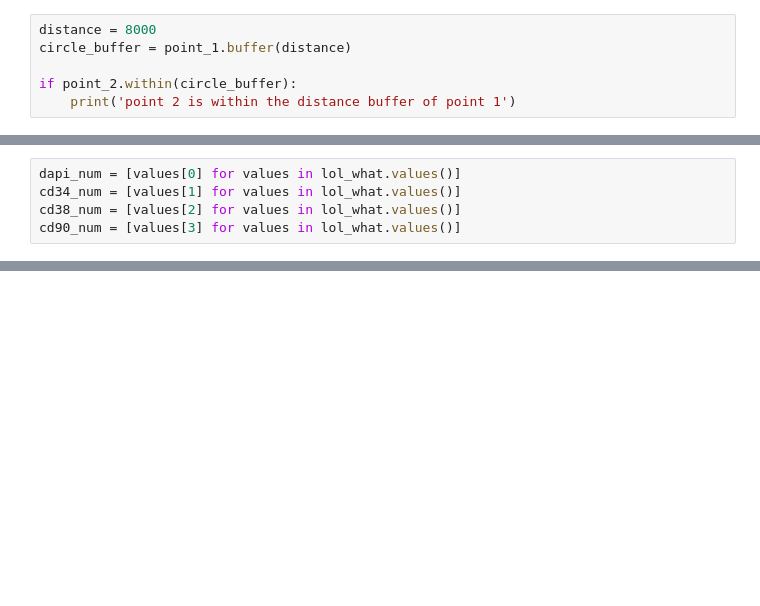
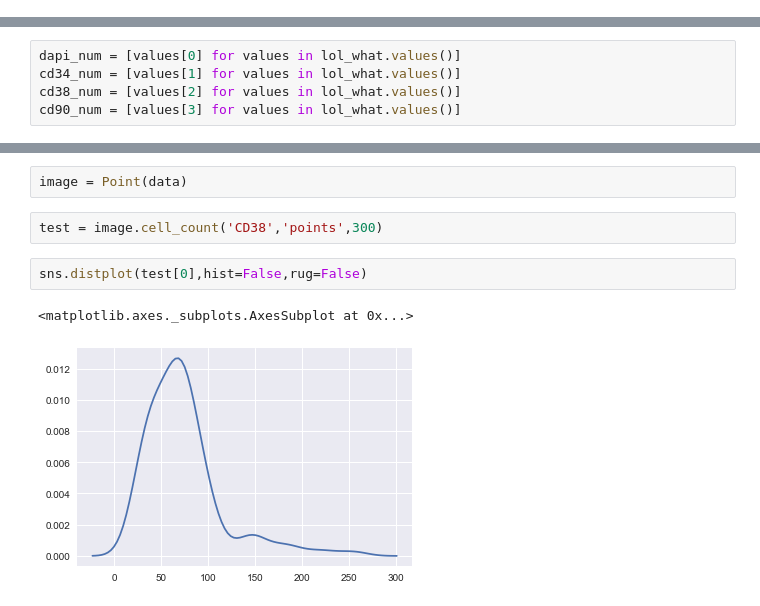
Before and after one commit to tenzinlhakhang/bone_marrow, a Jupyter notebook: bm_analysis.ipynb, the cells around one changed output, grey strips where cells are left out. Drawn from its saved outputs; the diff is of its cells as text; blank space fills up the shorter version.

```diff
--- a/bm_analysis.ipynb
+++ b/bm_analysis.ipynb
@@ -86,6 +81,0 @@ plot_coord(CD34_df)
-# %%
-distance = 8000
-circle_buffer = point_1.buffer(distance)
-
-if point_2.within(circle_buffer):
-    print('point 2 is within the distance buffer of point 1')
@@ -178,0 +227,9 @@ target_0[['sepal length (cm)']]
+# %%
+image = Point(data)
+# %%
+test = image.cell_count('CD38','points',300)
+# %%
+sns.distplot(test[0],hist=False,rug=False)
+# %% [output]
+<matplotlib.axes._subplots.AxesSubplot at 0x...>
+[figure, added]
```
Also changed, not shown: parts of 11 cells of this notebook.
